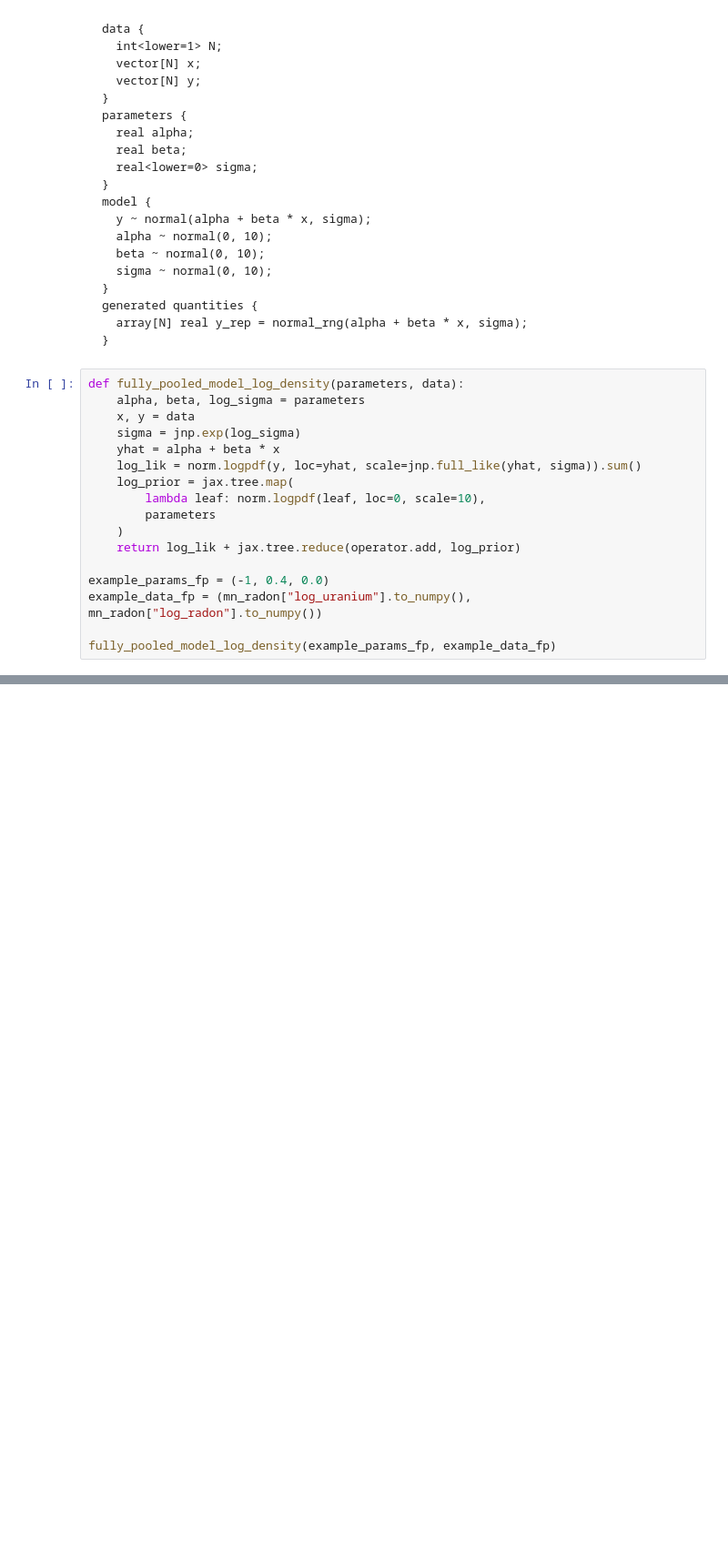
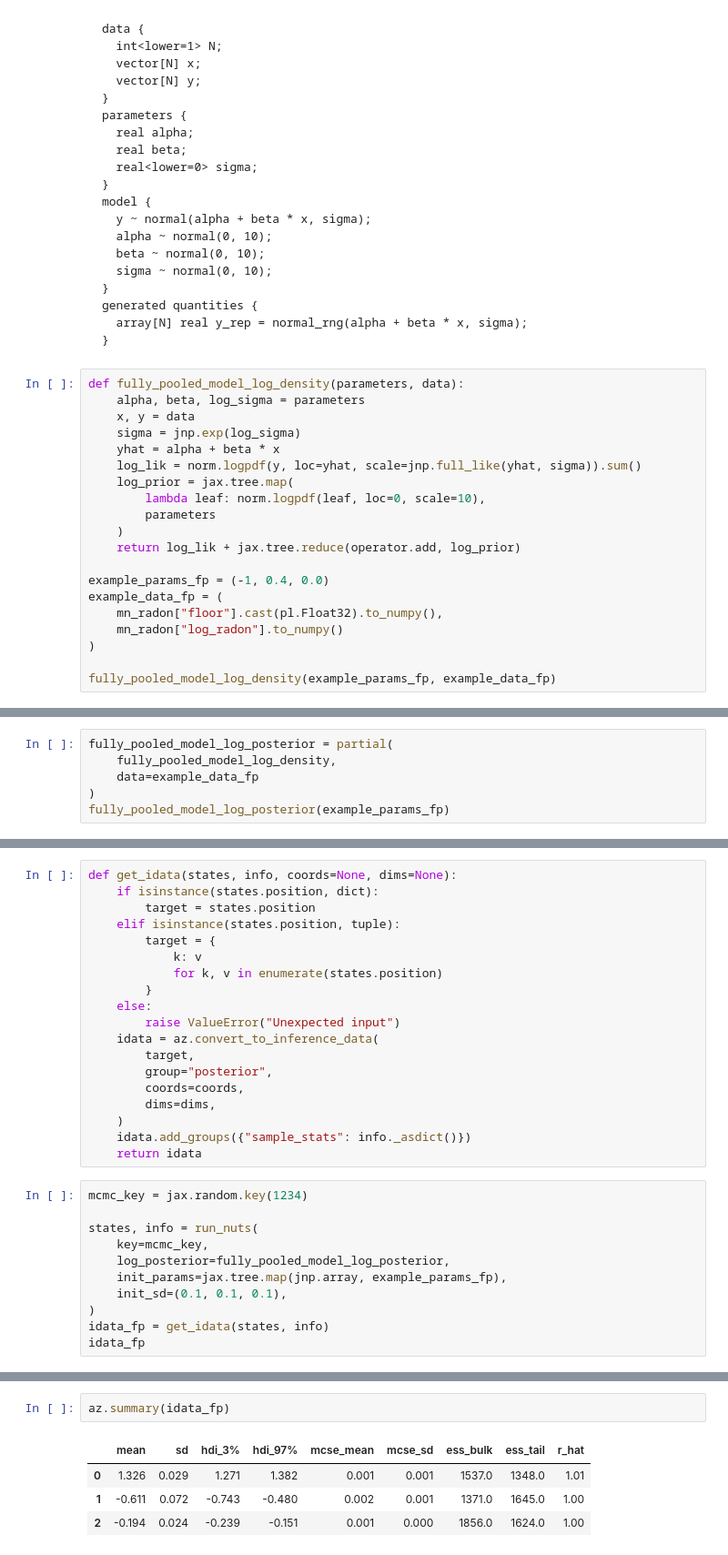
Before and after one commit to dtu-qmcm/bayesian_statistics_for_computational_biology, a Jupyter notebook: docs/course/radon.ipynb, the cells around one changed output, grey strips where cells are left out. Shown: that part at 91% size. Cells and saved outputs as stored; diff of their text form; blank space fills up the shorter version.

```diff
--- a/docs/course/radon.ipynb
+++ b/docs/course/radon.ipynb
@@ -75,7 +79,10 @@ def fully_pooled_model_log_density(parameters, data):
     return log_lik + jax.tree.reduce(operator.add, log_prior)
 
 example_params_fp = (-1, 0.4, 0.0)
-example_data_fp = (mn_radon["log_uranium"].to_numpy(), mn_radon["log_radon"].to_numpy())
+example_data_fp = (
+    mn_radon["floor"].cast(pl.Float32).to_numpy(),
+    mn_radon["log_radon"].to_numpy()
+)
 
 fully_pooled_model_log_density(example_params_fp, example_data_fp)
 # %% [output]
@@ -82,0 +90,6 @@ Array(-3544.3743, dtype=float32)
+# %%
+fully_pooled_model_log_posterior = partial(
+    fully_pooled_model_log_density,
+    data=example_data_fp
+)
+fully_pooled_model_log_posterior(example_params_fp)
@@ -82,0 +98,30 @@ Array(-3544.3743, dtype=float32)
+# %%
+def get_idata(states, info, coords=None, dims=None):
+    if isinstance(states.position, dict):
+        target = states.position
+    elif isinstance(states.position, tuple):
+        target = {
+            k: v
+            for k, v in enumerate(states.position)
+        }
+    else:
+        raise ValueError("Unexpected input")
+    idata = az.convert_to_inference_data(
+        target,
+        group="posterior",
+        coords=coords,
+        dims=dims,
+    )
+    idata.add_groups({"sample_stats": info._asdict()})
+    return idata
+# %%
+mcmc_key = jax.random.key(1234)
+
+states, info = run_nuts(
+    key=mcmc_key,
+    log_posterior=fully_pooled_model_log_posterior,
+    init_params=jax.tree.map(jnp.array, example_params_fp),
+    init_sd=(0.1, 0.1, 0.1),
+)
+idata_fp = get_idata(states, info)
+idata_fp
@@ -82,0 +132,7 @@ Array(-3544.3743, dtype=float32)
+# %%
+az.summary(idata_fp)
+# %% [output]
+|  | mean | sd | hdi_3% | hdi_97% | mcse_mean | mcse_sd | ess_bulk | ess_tail | r_hat |
+| 0 | 1.326 | 0.029 | 1.271 | 1.382 | 0.001 | 0.001 | 1537.0 | 1348.0 | 1.01 |
+| 1 | -0.611 | 0.072 | -0.743 | -0.480 | 0.002 | 0.001 | 1371.0 | 1645.0 | 1.00 |
+| 2 | -0.194 | 0.024 | -0.239 | -0.151 | 0.001 | 0.000 | 1856.0 | 1624.0 | 1.00 |
```
Also changed, not shown: parts of 9 cells of this notebook.
